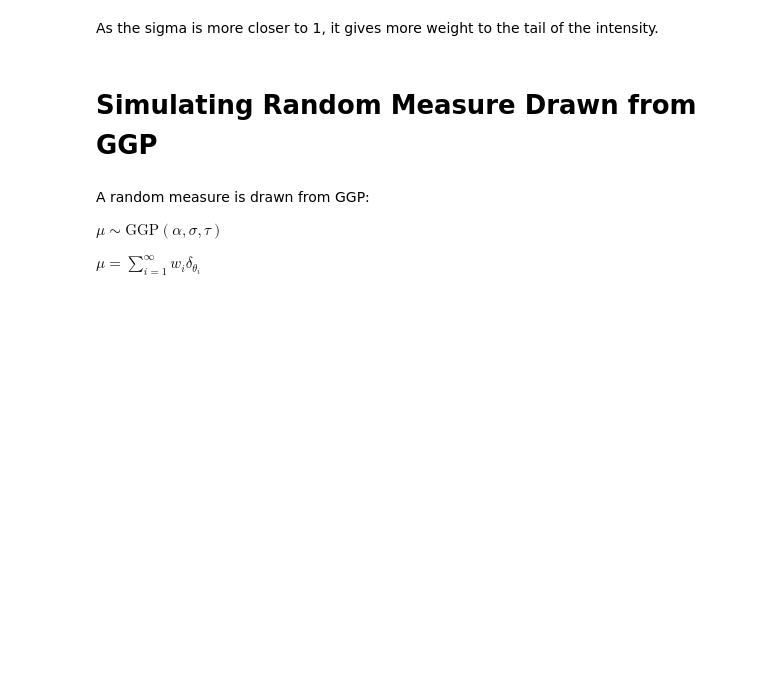
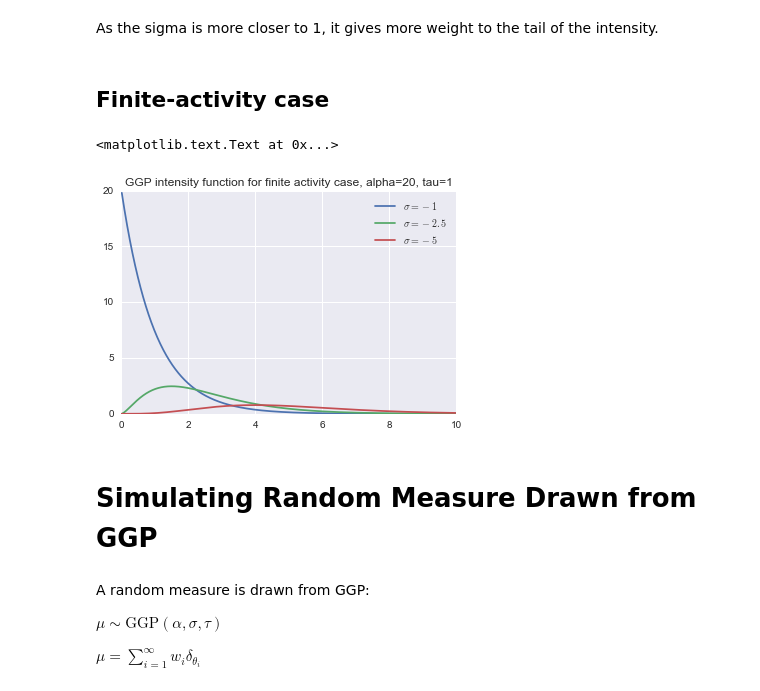
Before and after one commit to dongwookim-ml/sparse-graph-prior, a Jupyter notebook: notebooks/SimulateSparseGraph.ipynb, the cells around one changed output. Drawn from its saved outputs; the diff is of its cells as text; code cells hidden in the pictures; blank space fills up the shorter version.

```diff
--- a/notebooks/SimulateSparseGraph.ipynb
+++ b/notebooks/SimulateSparseGraph.ipynb
@@ -49,5 +59,16 @@ plt.title('GGP intensity function alpha=20, tau=1')
 # %% [markdown]
 As the sigma is more closer to 1, it gives more weight to the tail of the intensity.
+# %% [markdown]
+## Finite-activity case
+# %%
+plt.plot(np.linspace(0,10,1000)[1:], intensity4[1:], label='$\sigma = -1$')
+plt.plot(np.linspace(0,10,1000)[1:], intensity5[1:], label='$\sigma = -2.5$')
+plt.plot(np.linspace(0,10,1000)[1:], intensity6[1:], label='$\sigma = -5$')
+plt.legend()
+plt.title('GGP intensity function for finite activity case, alpha=20, tau=1')
+# %% [output]
+<matplotlib.text.Text at 0x...>
+[figure, added]
 # %% [markdown]
 # Simulating Random Measure Drawn from GGP
 # %% [markdown]
```
Also changed, not shown: parts of 3 cells of this notebook.
